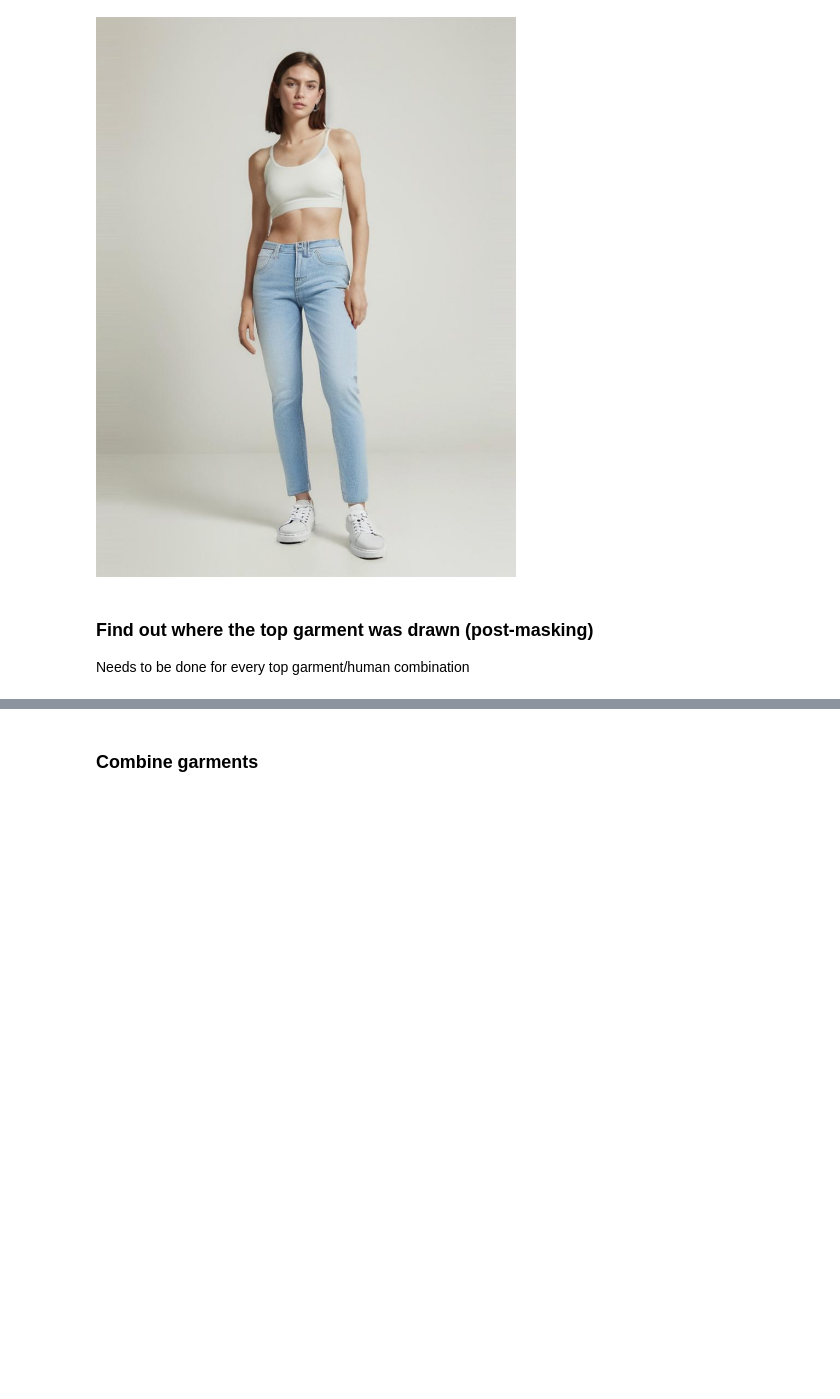
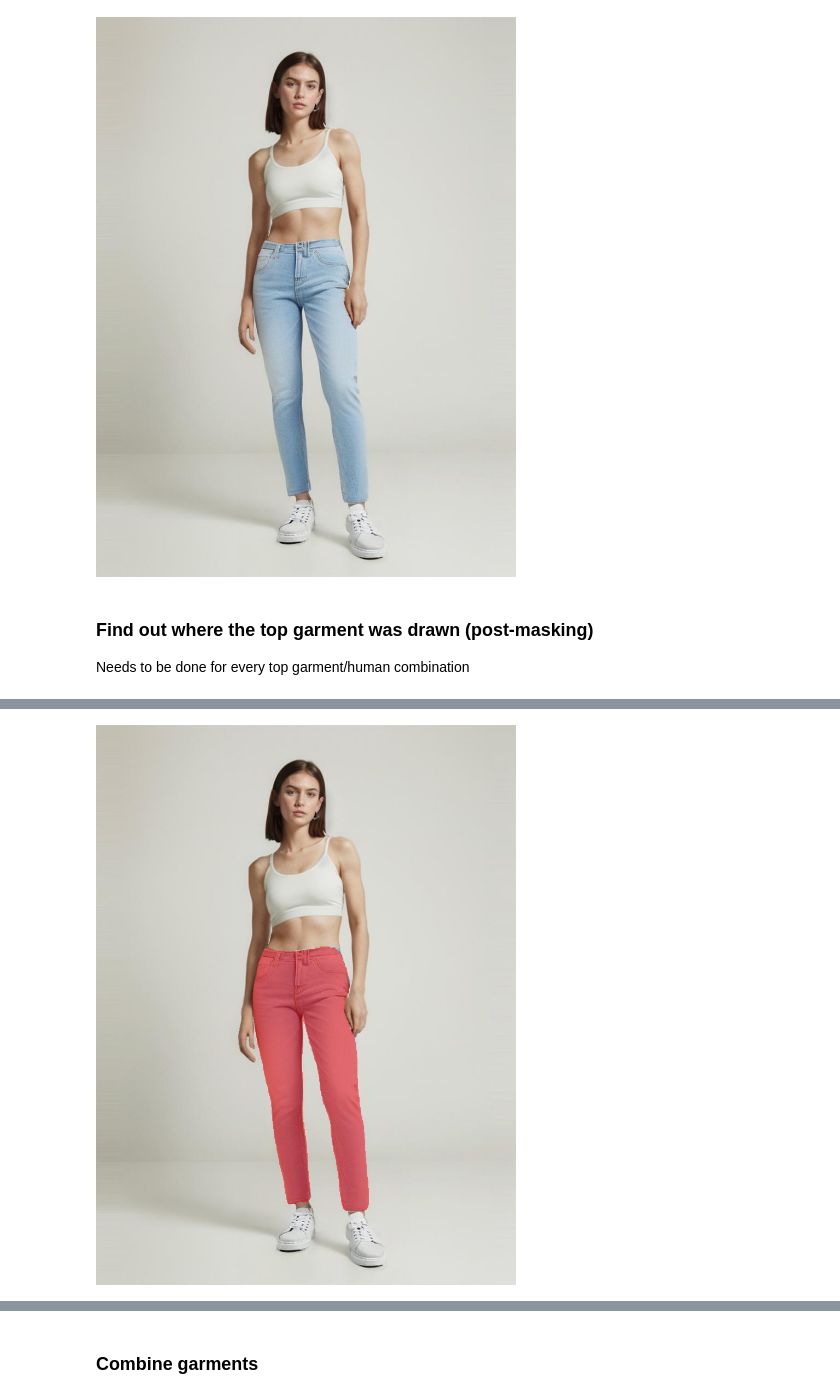
Before and after one commit to nimobeeren/dressme, a Jupyter notebook: api/notebook.ipynb, the cells around one changed output, grey strips where cells are left out. Saved outputs shown, nothing was run; the diff lists cells and outputs as text; code cells hidden in the pictures; blank space fills up the shorter version.

```diff
--- a/api/notebook.ipynb
+++ b/api/notebook.ipynb
@@ -153,2 +180,62 @@ Needs to be done for every top garment/human combination
+# %%
+import base64
+from io import BytesIO
+from PIL.Image import Resampling
+import numpy as np
+
+# Assume parsed is a list of Object(s), handle the first mask for demonstration
+mask_b64 = re.sub(r"^embedded-picture", "", parsed[0].mask)
+
+# Decode base64 PNG mask
+mask_bytes = base64.b64decode(mask_b64)
+mask_img = Image.open(BytesIO(mask_bytes)).convert("L")  # Grayscale mask
+
+# Our data is [ymin, xmin, ymax, xmax] in 0-1000
+ymin, xmin, ymax, xmax = parsed[0].box_2d
+w, h = woa_image.size
+
+# Normalize if any value > 1000 (as in JS)
+if any(v > 1000 for v in (ymin, xmin, ymax, xmax)):
+    ymin = (ymin / h) * 1000
+    xmin = (xmin / w) * 1000
+    ymax = (ymax / h) * 1000
+    xmax = (xmax / w) * 1000
+
+# Convert to normalized [0,1] coordinates
+nYmin, nXmin, nYmax, nXmax = [v / 1000 for v in (ymin, xmin, ymax, xmax)]
+
+# Compute pixel coordinates
+left   = int(round(nXmin * w))
+top    = int(round(nYmin * h))
+right  = int(round(nXmax * w))
+bottom = int(round(nYmax * h))
+
+box_width = max(1, right - left)
+box_height = max(1, bottom - top)
+
+# Resize the mask to fit the bounding box
+mask_box_resized = mask_img.resize((box_width, box_height), resample=Resampling.BILINEAR)
+
+# Paste the resized mask into a full-size mask at the correct position
+mask_resized = Image.new("L", woa_image.size, 0)
+mask_resized.paste(mask_box_resized, (left, top))
+
+# Create an RGBA version of woa_image
+woa_rgba = woa_image.convert("RGBA")
+
+# Create a color overlay (e.g., red) with 50% opacity where mask is present
+overlay = Image.new("RGBA", woa_image.size, (255, 0, 0, 0))
+mask_np = np.array(mask_resized)
+alpha = (mask_np > 0) * 128  # 50% opacity where mask is present
+overlay_np = np.array(overlay)
+overlay_np[..., 3] = alpha
+overlay = Image.fromarray(overlay_np, mode="RGBA")
+
+# Composite overlay onto woa_image
+result = Image.alpha_composite(woa_rgba, overlay)
+
+result
+# %% [output]
+[figure, added]
 # %%
 def mask_garment(garment, human):
```
Also changed, not shown: parts of 4 cells of this notebook, 3 other files.
